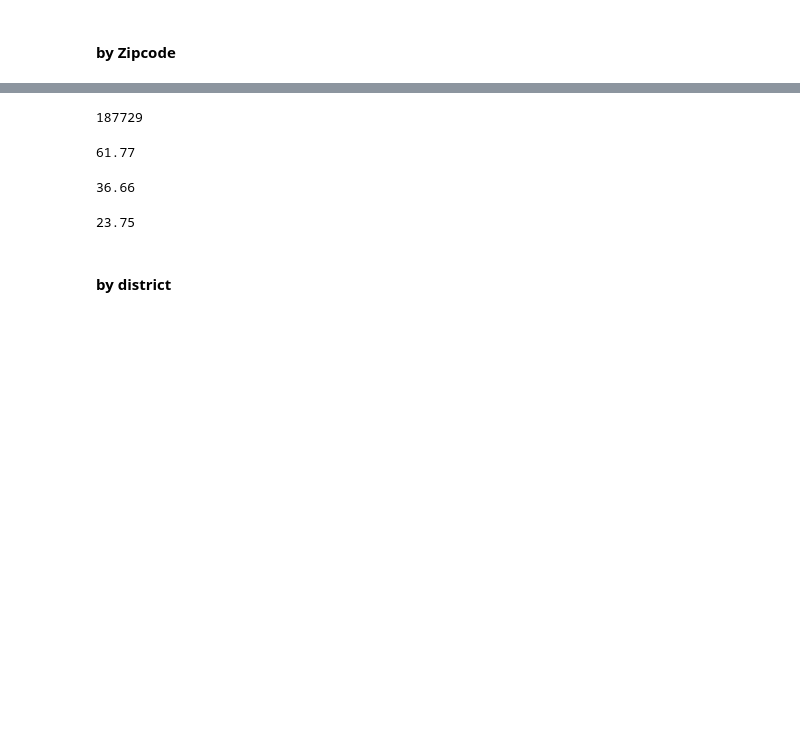
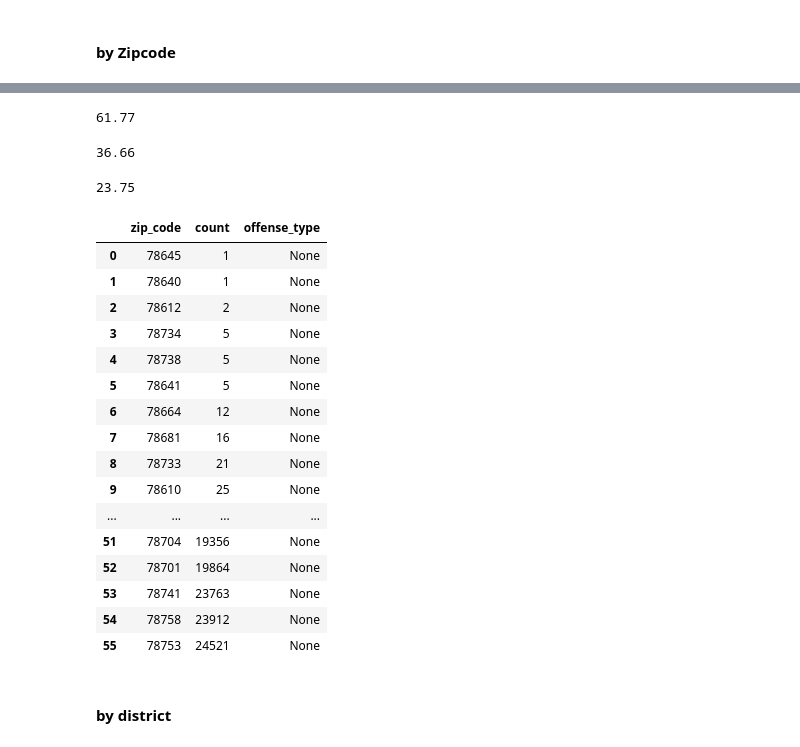
Before and after one commit to DonnieData/austin_crime_EDA, a Jupyter notebook: crime_data_EDA.ipynb, the cells around one changed output, grey strips where cells are left out. Cells and saved outputs as stored; diff of their text form; code cells hidden in the pictures; blank space fills up the shorter version.

Commit message:
creating dtasets by zipcode to test

```diff
--- a/crime_data_EDA.ipynb
+++ b/crime_data_EDA.ipynb
@@ -606,22 +597,51 @@ reports_by_zip.incident_count.sum()
-# %%
-reports_by_zip.head(10).incident_count.sum()
-# %% [output]
-187729
 # %%
+#unique zipcodes
+len(reports_by_zip)
+
 #top 10 zipcode percentage of crimes reported
 round((reports_by_zip.head(10).incident_count.sum()/303939) * 100,2)
+
+#top 5 zipcode percentage of crimes reported
+round((reports_by_zip.head(5).incident_count.sum()/303939) * 100,2)
+
+#top 3 zipcode percentage of crimes reported
+round((reports_by_zip.head(3).incident_count.sum()/303939) * 100,2)
 # %% [output]
 61.77
+36.66
+23.75
-# %%
-#top 5 zipcode percentage of crimes reported
-round((reports_by_zip.head(5).incident_count.sum()/303939) * 100,2)
-# %% [output]
-36.66
-# %%
-#top 3 zipcode percentage of crimes reported
-round((reports_by_zip.head(3).incident_count.sum()/303939) * 100,2)
-# %% [output]
-23.75
+# %%
+samp = db_frame('''SELECT zip_code,
+                  COUNT(*) as count,
+                  of.offense_type
+                  FROM crime_incidents as cr
+                  LEFT JOIN  offense_type as of
+                  ON (cr.offense_code = of.offense_type)
+                  GROUP BY  zip_code, offense_type
+                  ORDER BY count
+
+
+                ;''')
+# %%
+samp
+# %% [output]
+|  | zip_code | count | offense_type |
+| 0 | 78645 | 1 | None |
+| 1 | 78640 | 1 | None |
+| 2 | 78612 | 2 | None |
+| 3 | 78734 | 5 | None |
+| 4 | 78738 | 5 | None |
+| 5 | 78641 | 5 | None |
+| 6 | 78664 | 12 | None |
+| 7 | 78681 | 16 | None |
+| 8 | 78733 | 21 | None |
+| 9 | 78610 | 25 | None |
+| ... | ... | ... | ... |
+| 51 | 78704 | 19356 | None |
+| 52 | 78701 | 19864 | None |
+| 53 | 78741 | 23763 | None |
+| 54 | 78758 | 23912 | None |
+| 55 | 78753 | 24521 | None |
 # %% [markdown]
 #### by district
 # %%
```
Also changed, not shown: parts of 2 cells of this notebook, 2 other files.
